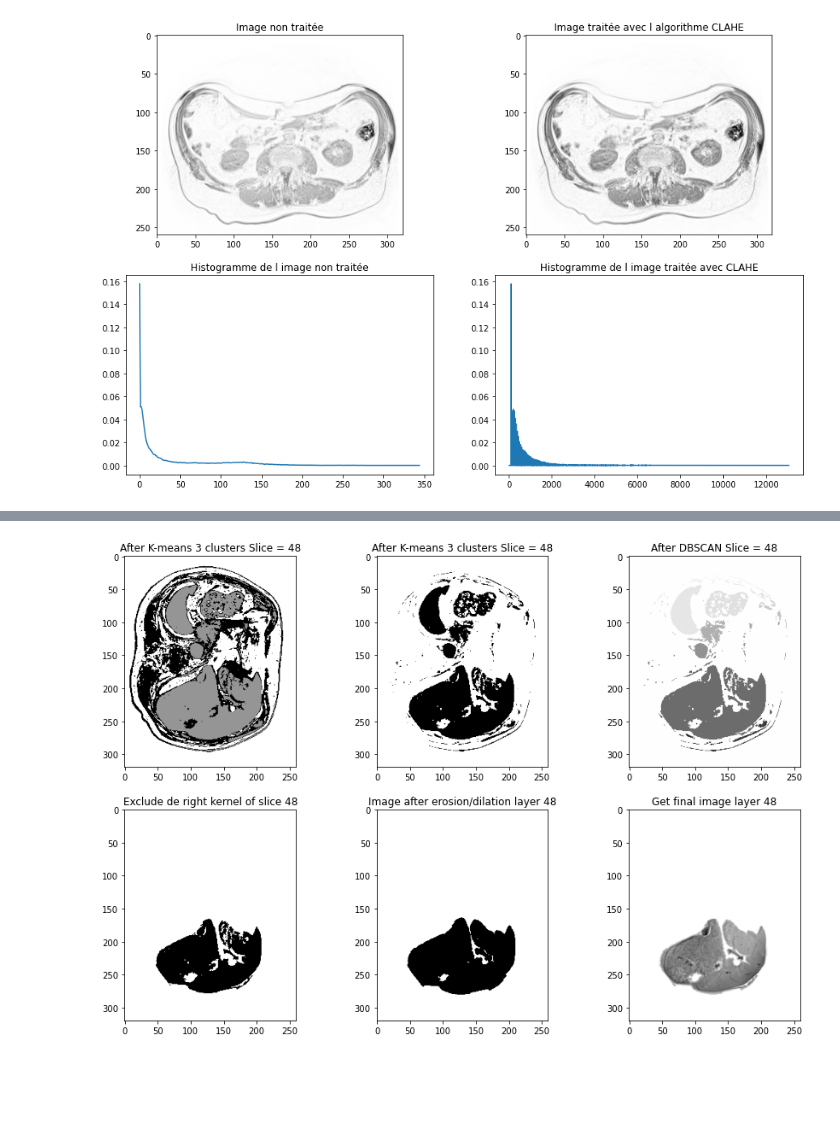
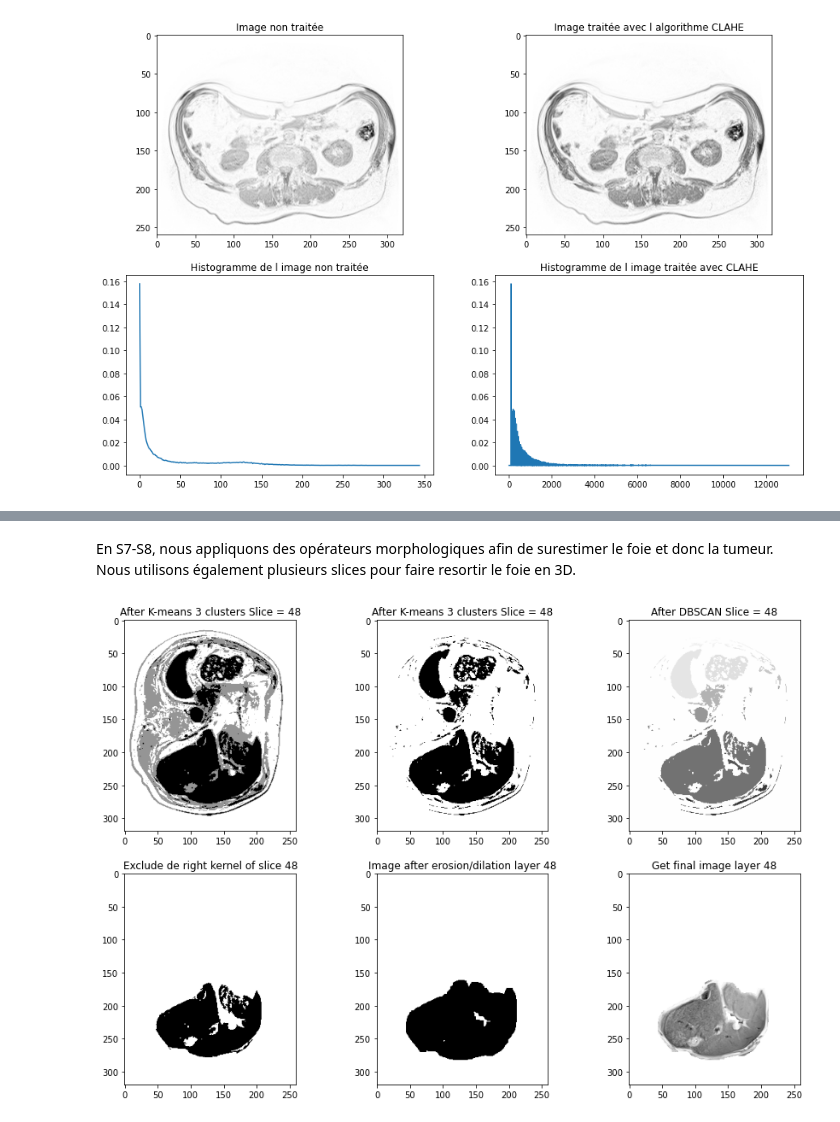
Before and after one commit to defrenned3238/WSBIM2243, a Jupyter notebook: WSBIM2243.ipynb, the cells around one changed output, grey strips where cells are left out. Cells and saved outputs as stored; diff of their text form; code cells hidden in the pictures; blank space fills up the shorter version.

```diff
--- a/WSBIM2243.ipynb
+++ b/WSBIM2243.ipynb
@@ -470,12 +378,15 @@ def NewListing2D2D(inputImage):
+# %% [markdown]
+En S7-S8, nous appliquons des opérateurs morphologiques afin de surestimer le foie et donc la tumeur. Nous utilisons également plusieurs slices pour faire resortir le foie en 3D.
 # %%
-# Maintenant, nous allons procéder à faire ceci pour quelques couches, ce qui nous permettra de faire sortir le foie en 3D
-OutputData = np.zeros((320 ,260, 112))
+#Nous traitons plusieurs slices pour pouvoir faire resortir le foie en 3D
+#L'execution de cette cellule prend du temps
+OutputData = np.zeros(data.shape)
 SliceStart = 0
 kmeansSlice = [] # You can recover the K-means of this slice here (labels and so on)
 DBSCANSlice = [] # You can recover the DBSCAN of this slice here (labels and so on)
 DBSCANgoodkernel = [] # You can recover the kernel of the "foie" with this list after the DBSCAN (not as simple than k-means since not all data is used)
-OutputDataKmeans = np.zeros((320 ,260, 112))
-OutputDataKmeansSelect = np.zeros((320 ,260, 112))
+OutputDataKmeans = np.zeros(data.shape)
+OutputDataKmeansSelect = np.zeros(data.shape)
 for i in range(SliceStart):
     kmeansSlice.append(" ")
     DBSCANSlice.append(" ")
@@ -500,34 +411,51 @@ for sliceNumber in range(SliceStart, 112):
     DBSCANSlice.append(DBSCAN(eps=1.5, min_samples=2).fit(X))
     y = DBSCANSlice[sliceNumber].labels_
     for i in range(len(y)):
-        #print(newData2[i, 0])
         OutputData[newData2Slice[i, 0], newData2Slice[i, 1], sliceNumber] = y[i]
     DBSCANgoodkernel.append(OutputData[260, 135, sliceNumber])
 # %%
+#          0 1 0
+# KERNAL = 1 1 1
+#          0 1 0
+def simpleErosion(image):
+    imageOut = np.zeros(image.shape)
+    # WARNING, for simplicity, this erosion will not work on the borders !!!!!
+    for i in range(1, image.shape[0] - 1):
+        for j in range(1, image.shape[1] - 1):
+            imageOut[i, j] = (image[i,j] or image[i,j-1] or image[i,j+1] or image[i-1,j] or image[i+1,j])
+    #imageOut[i, j] = (image[i,j] or image[i,j-1] or image[i,j+1] or image[i-1,j] or image[i+1,j])
+    return imageOut
+
 # Plot sliceNum (if it was simulated)
-
 sliceNum = 48
 plt.figure(figsize=(15,10))
 plt.subplot(2, 3, 1)
 plt.imshow(OutputDataKmeans[:, :, sliceNum], cmap='Greys')
 plt.title("After K-means 3 clusters Slice = " + str(sliceNum))
+
 plt.subplot(2, 3, 2)
 plt.imshow(OutputDataKmeansSelect[:, :, sliceNum], cmap='Greys')
 plt.title("After K-means 3 clusters Slice = " + str(sliceNum))
+
 plt.subplot(2, 3, 3)
 plt.imshow(OutputData[:, :, sliceNum], cmap='Greys')
 plt.title("After DBSCAN Slice = " + str(sliceNum))
+
 plt.subplot(2, 3, 4)
 OutputTest = np.uint8((OutputData[:, :, sliceNum] == DBSCANgoodkernel[sliceNum]))
 plt.imshow(OutputTest, cmap='Greys') #*data[:, :, sliceNum]
 plt.title("Exclude de right kernel of slice " + str(sliceNum))
+
 plt.subplot(2, 3, 5)
-dilatedImage = simpleErosion(simpleErosion(OutputTest))
+kernel = np.ones((5,5),np.uint8)
+dilatedImage = cv.dilate(OutputTest,kernel,iterations = 2)
+#dilatedImage = simpleErosion(simpleErosion(OutputTest))
 plt.imshow(dilatedImage, cmap='Greys') #*data[:, :, sliceNum]
 plt.title("Image after erosion/dilation layer " + str(sliceNum))
+
 plt.subplot(2, 3, 6)
 plt.imshow(dilatedImage*data[:, :, sliceNum], cmap='Greys') #*data[:, :, sliceNum]
 plt.title("Get final image layer " + str(sliceNum))
 plt.show()
 # %% [output]
-[figure, old version]
+[figure, new version]
```
Also changed, not shown: parts of 16 cells of this notebook.
